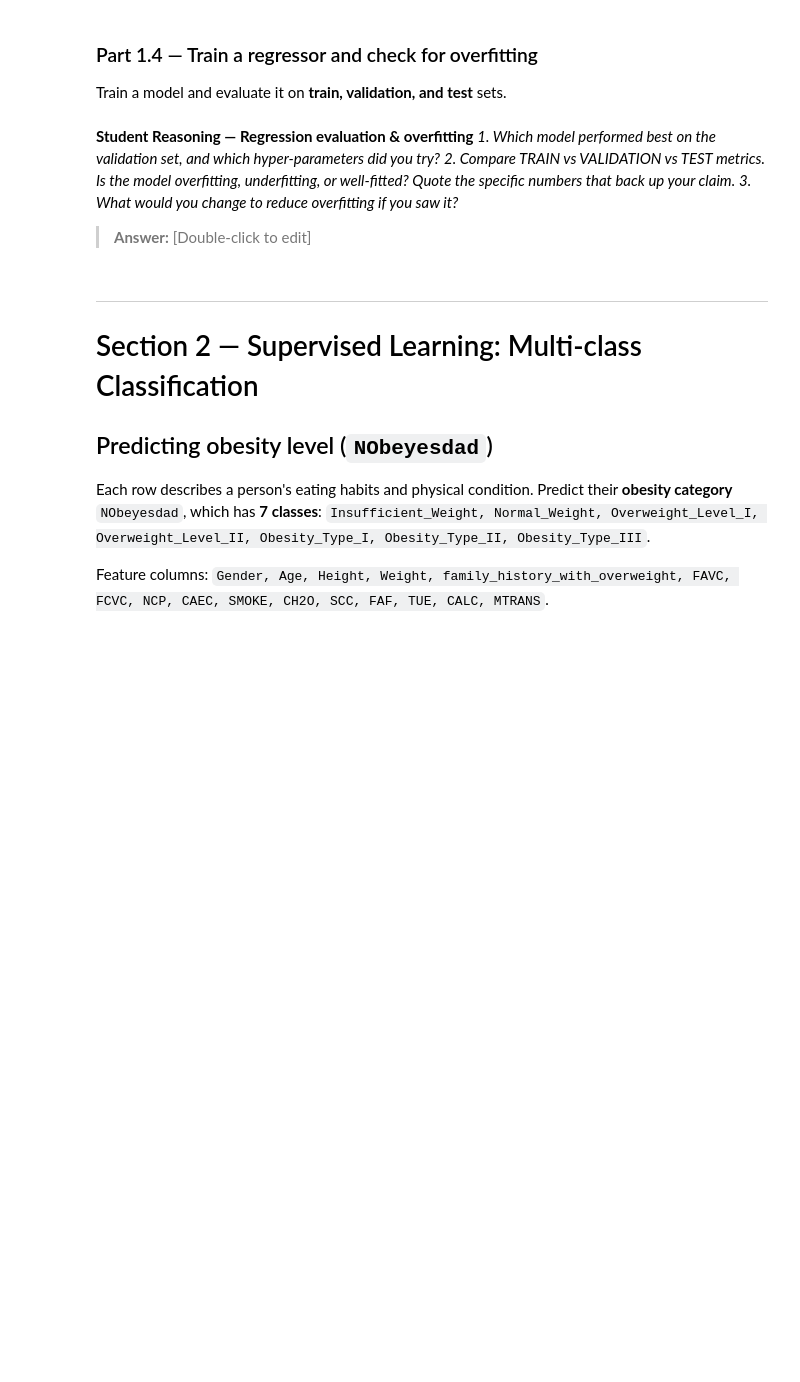
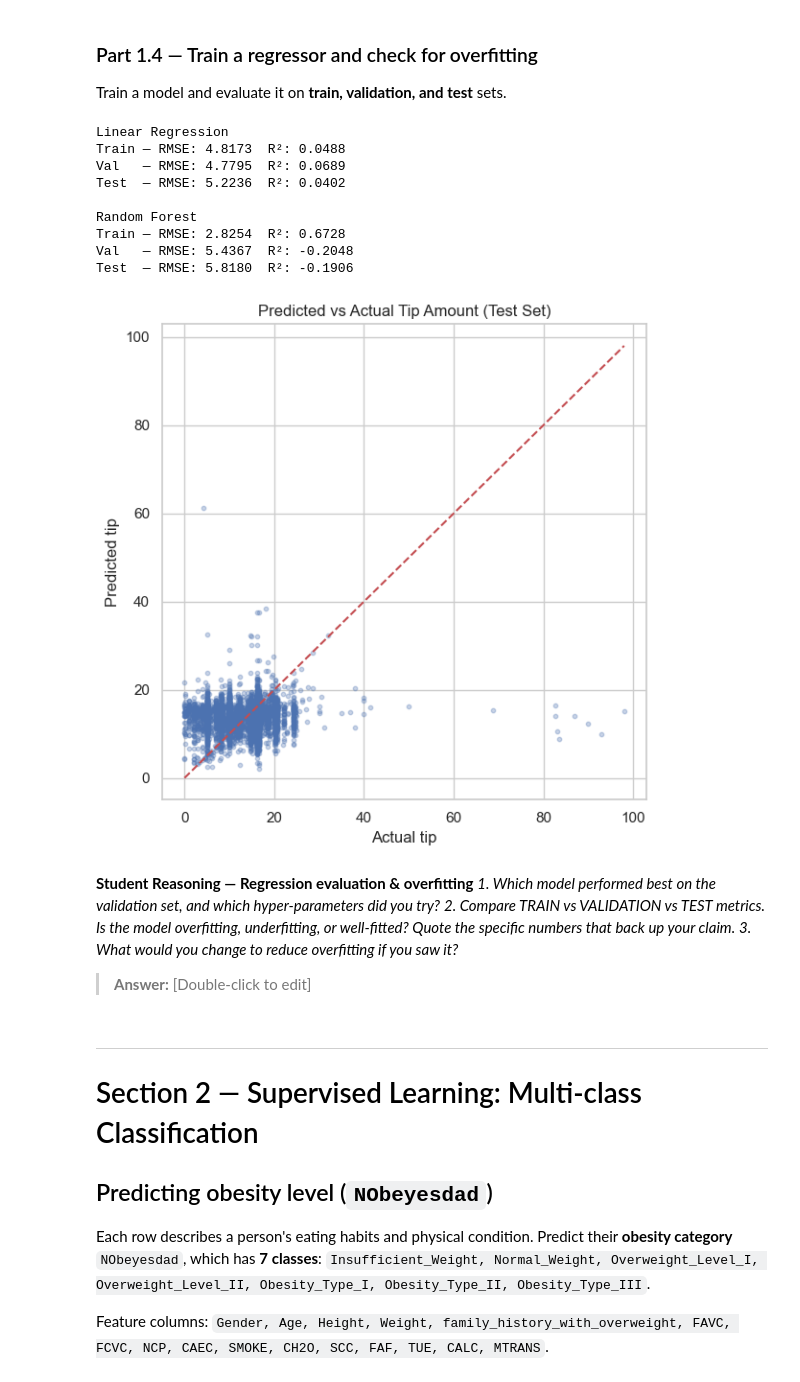
Before and after one commit to jupiterbouncer/Subair_Oluwademilade_Lab2, a Jupyter notebook: lab_2_predictive_analytics.ipynb, the cells around one changed output. Saved outputs shown, nothing was run; the diff lists cells and outputs as text; code cells hidden in the pictures; blank space fills up the shorter version.

```diff
--- a/lab_2_predictive_analytics.ipynb
+++ b/lab_2_predictive_analytics.ipynb
@@ -187,15 +192,22 @@ _3. Which scaling method did you choose and why is it appropriate here?_
 
 A three-way split lets you tune on validation data and keep the test set as a final, unbiased check.
 # %%
-# TODO: Separate features (X) and target (y = tip_amount)
+# Separate features (X) and target (y = tip_amount)
+X = taxi.drop(columns = ['tip_amount'])
+y = taxi['tip_amount']
 
-# TODO: Split into train / validation / test (a common choice is 60/20/20).
-#   from sklearn.model_selection import train_test_split
+# Split into train / validation / test (a common choice is 60/20/20).
+from sklearn.model_selection import train_test_split
+
 #   First split off the test set, then split the remainder into train + validation.
-#   Use random_state=RANDOM_STATE.
+random_state = RANDOM_STATE
+X_train, X_temp, y_train, y_temp = train_test_split(X, y, test_size = 0.4, random_state = random_state)
+X_val, X_test, y_val, y_test = train_test_split(X_temp, y_temp, test_size = 0.5, random_state = random_state)
 
-# TODO: Fit your scaler on the TRAINING set only, then transform train, val, and test.
-#   (Explain in the reasoning box why scaling must be fit on train only.)
+# Fit your scaler on the TRAINING set only, then transform train, val, and test.
+X_train[numeric_cols] = scaler.fit_transform(X_train[numeric_cols])
+X_val[numeric_cols] = scaler.transform(X_val[numeric_cols])
+X_test[numeric_cols] = scaler.transform(X_test[numeric_cols])
 # %% [markdown]
 **Student Reasoning — Splitting**
 _What ratio did you use? Why is a separate validation set useful in addition to a test set?
@@ -221,3 +225,52 @@ Train a model and evaluate it on **train, validation, and test** sets.
+# %%
+from sklearn.linear_model import LinearRegression
+from sklearn.ensemble import RandomForestRegressor
+from sklearn.metrics import mean_squared_error, r2_score
+import matplotlib.pyplot as plt
+
+# Import, initialise, and train a regression model.
+def evaluate(model, X_train, y_train, X_val, y_val, X_test, y_test):
+    for name, X, y in [("Train", X_train, y_train), ("Val", X_val, y_val), ("Test", X_test, y_test)]:
+        pred = model.predict(X)
+        rmse = mean_squared_error(y, pred) ** 0.5    # Report RMSE and R^2 for ALL THREE sets.
+        r2   = r2_score(y, pred)
+        print(f"{name:5s} — RMSE: {rmse:.4f}  R²: {r2:.4f}")
+
+# Start simple (LinearRegression), then try a more flexible model
+lr = LinearRegression()
+lr.fit(X_train, y_train)
+print("Linear Regression")
+evaluate(lr, X_train, y_train, X_val, y_val, X_test, y_test)
+
+# (e.g. RandomForestRegressor or DecisionTreeRegressor) and compare.
+rf = RandomForestRegressor(n_estimators = 100, random_state = random_state)
+rf.fit(X_train, y_train)
+print("\nRandom Forest")
+evaluate(rf, X_train, y_train, X_val, y_val, X_test, y_test)
+
+# Predict on train, validation, and test sets.
+y_pred_test = rf.predict(X_test)
+
+# Plot predicted vs actual tip for the test set (a scatter with the y=x line)
+plt.figure(figsize = (6, 6))
+plt.scatter(y_test, y_pred_test, alpha = 0.3, s = 10)
+plt.plot([y_test.min(), y_test.max()], [y_test.min(), y_test.max()], 'r--')
+plt.xlabel("Actual tip")
+plt.ylabel("Predicted tip")
+plt.title("Predicted vs Actual Tip Amount (Test Set)")
+plt.tight_layout()
+plt.show()
+# %% [output]
+Linear Regression
+Train — RMSE: 4.8173  R²: 0.0488
+Val   — RMSE: 4.7795  R²: 0.0689
+Test  — RMSE: 5.2236  R²: 0.0402
+
+Random Forest
+Train — RMSE: 2.8254  R²: 0.6728
+Val   — RMSE: 5.4367  R²: -0.2048
+Test  — RMSE: 5.8180  R²: -0.1906
+[figure, added]
 # %% [markdown]
 **Student Reasoning — Regression evaluation & overfitting**
 _1. Which model performed best on the validation set, and which hyper-parameters did you try?_
```
Also changed, not shown: parts of 6 cells of this notebook.
